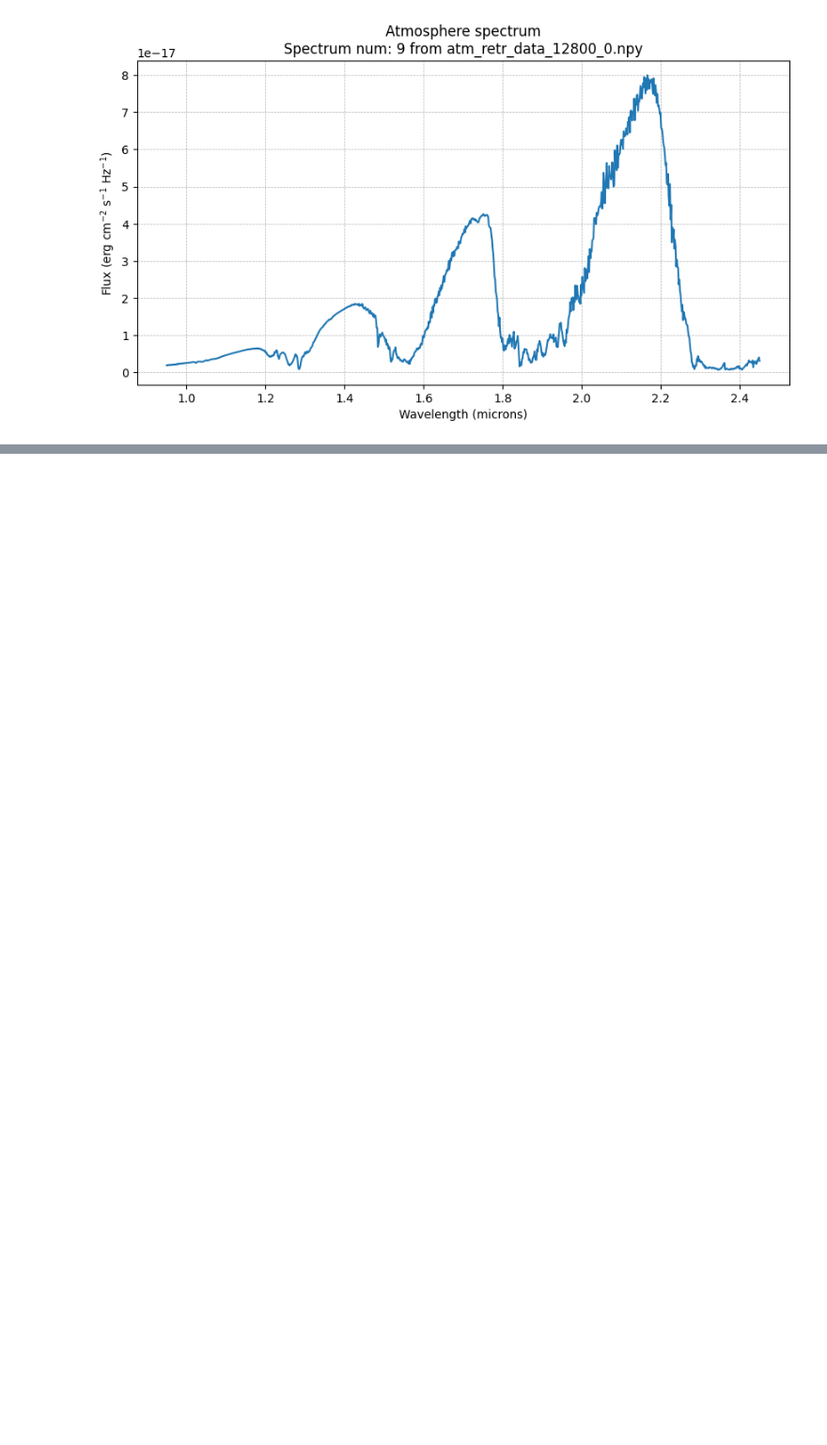
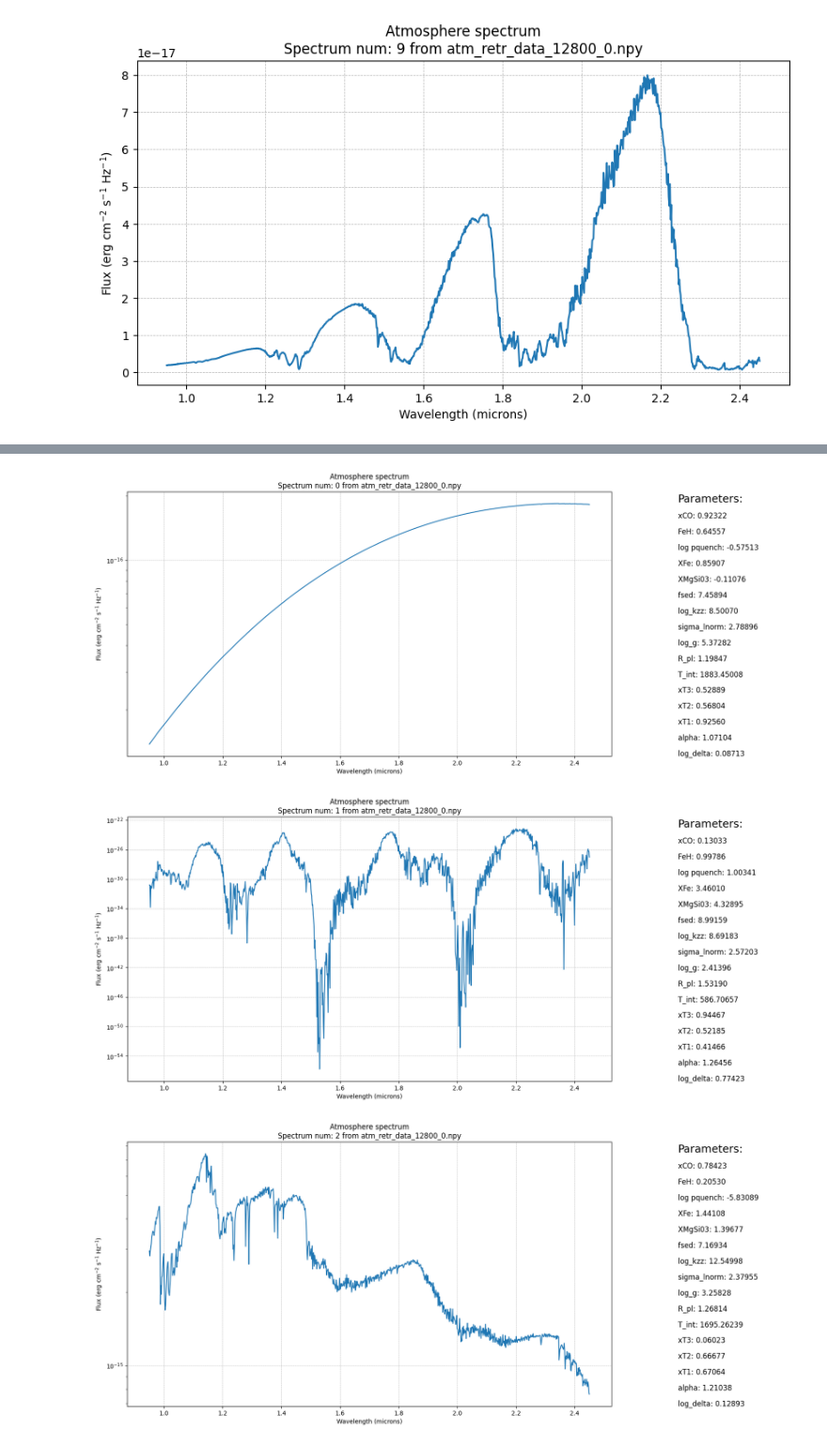
Before and after one commit to ctychen/PlanetAtmospheresN3AS, a Jupyter notebook: SpectraProcessingTests.ipynb, the cells around one changed output, grey strips where cells are left out. Shown at 94% size. Cells and saved outputs as stored; diff of their text form; code cells hidden in the pictures; blank space fills up the shorter version.

```diff
--- a/SpectraProcessingTests.ipynb
+++ b/SpectraProcessingTests.ipynb
@@ -148,0 +156,45 @@ plt.show()
+# %%
+import matplotlib.gridspec as gridspec
+
+#from the 12800 spectra, plot some random ones
+for i in range(10):
+    spectrum = spectra_set[i, :]
+    wavelengths = np.linspace(0.95, 2.45, len(spectrum)) #[0.95, 2.45]
+
+    gs = gridspec.GridSpec(1, 2, width_ratios=[4, 1])
+
+    fig = plt.figure(figsize=(20, 8))
+    ax = plt.subplot(gs[0])
+    ax.plot(wavelengths, spectrum)
+    ax.set_xlabel('Wavelength (microns)')
+    ax.set_ylabel(r'Flux (erg cm$^{-2}$ s$^{-1}$ Hz$^{-1}$)')
+    ax.set_title(f'Atmosphere spectrum\nSpectrum num: {i} from atm_retr_data_12800_0.npy')
+    ax.set_yscale('log')
+    ax.grid(linestyle='--', linewidth=0.5)
+
+    # Assigning the second column to the empty plot (table)
+    ax_table = plt.subplot(gs[1])
+    params = parameters[i]
+    ax_table.text(0.05, 0.96, 'Parameters:', size=18)
+    ax_table.text(0.05, 0.90, f"xCO: {params[0]:.5f}", size=12)
+    ax_table.text(0.05,0.84, f"FeH: {params[1]:.5f}", size=12)
+    ax_table.text(0.05, 0.78, f"log pquench: {params[2]:.5f}", size=12)
+    ax_table.text(0.05, 0.72, f"XFe: {params[3]:.5f}", size=12)
+    ax_table.text(0.05, 0.66, f"XMgSi03: {params[4]:.5f}", size=12)
+    ax_table.text(0.05, 0.60, f"fsed: {params[5]:.5f}", size=12)
+    ax_table.text(0.05, 0.54, f"log_kzz: {params[6]:.5f}", size=12)
+    ax_table.text(0.05, 0.48, f"sigma_lnorm: {params[7]:.5f}", size=12)
+    ax_table.text(0.05, 0.42, f"log_g: {params[8]:.5f}", size=12)
+    ax_table.text(0.05, 0.36, f"R_pl: {params[9]:.5f}", size=12)
+    ax_table.text(0.05, 0.30, f"T_int: {params[10]:.5f}", size=12)
+    ax_table.text(0.05, 0.24, f"xT3: {params[11]:.5f}", size=12)
+    ax_table.text(0.05, 0.18, f"xT2: {params[12]:.5f}", size=12)
+    ax_table.text(0.05, 0.12, f"xT1: {params[13]:.5f}", size=12)
+    ax_table.text(0.05, 0.06, f"alpha: {params[14]:.5f}", size=12)
+    ax_table.text(0.05, 0, f"log_delta: {params[15]:.5f}", size=12)
+    ax_table.set_axis_off()
+    plt.show()
+# %% [output]
+[figure, added]
+[figure, added]
+[figure, added]
```
Also changed, not shown: parts of 3 cells of this notebook.
